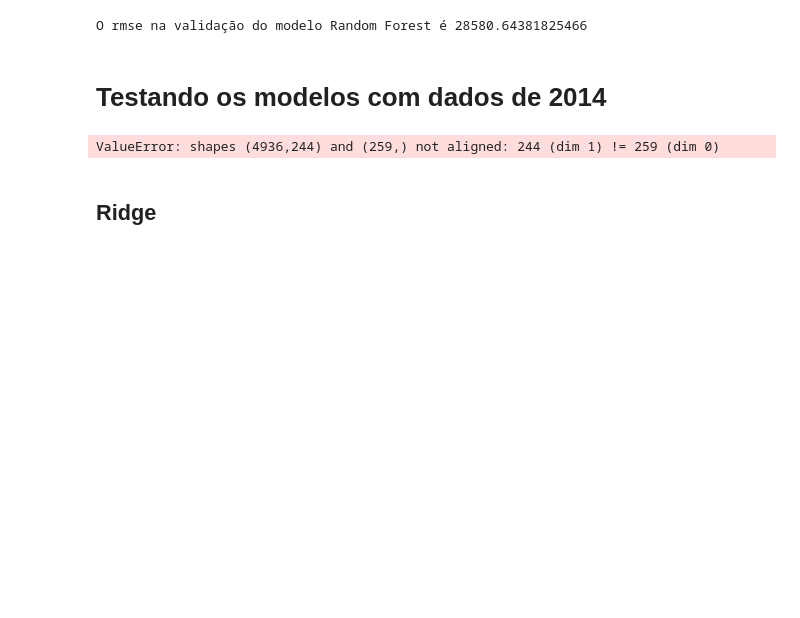
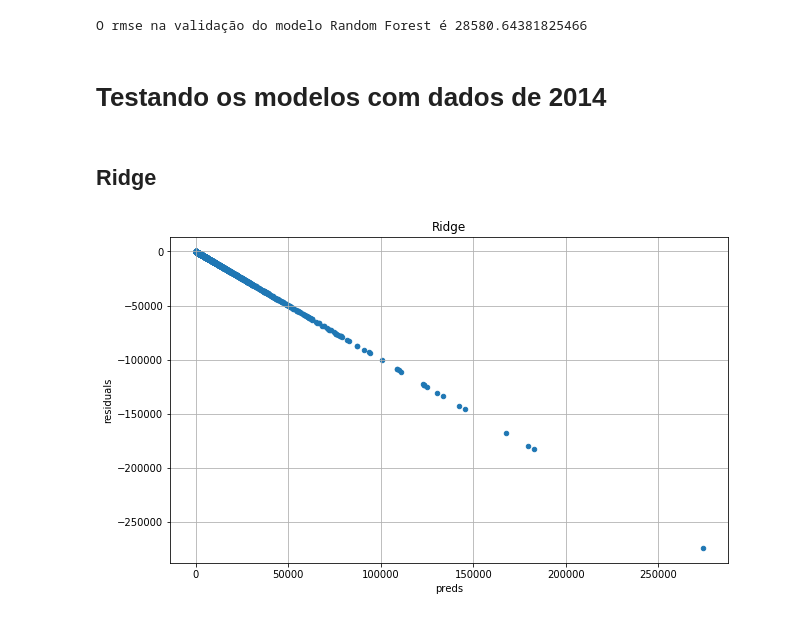
Before and after one commit to RenatoEly/aprendizagemDeMaquina, a Jupyter notebook: Ex3/previsão votação de deputados.ipynb, the cells around one changed output. Cells and saved outputs as stored; diff of their text form; code cells hidden in the pictures; blank space fills up the shorter version.

```diff
--- a/Ex3/previsão votação de deputados.ipynb
+++ b/Ex3/previsão votação de deputados.ipynb
@@ -290,19 +297,13 @@ teste[numeric_feats] = np.log1p(data[numeric_feats])
-# %%
-teste_entradas = teste.loc[:,:'ocupacao']
-teste_alvo = teste.loc[:,'votos']
-
-teste_entradas = teste_entradas.fillna(teste_entradas.mean())
-teste_entradas = pd.get_dummies(teste_entradas)
-# %%
-matplotlib.rcParams['figure.figsize'] = (10.0, 6.0)
-
-model_ridge = Ridge(alpha = 8.1)
-model_ridge.fit(X_train,Y_train)
-
-preds_ridge = pd.DataFrame({"preds":np.expm1(model_ridge.predict(teste_entradas)), "true":teste_alvo})
-preds_ridge["residuals"] = preds_ridge["true"] - preds_ridge["preds"]
-x = preds_ridge.plot(x = "preds", y = "residuals",kind = "scatter", title = "Ridge", grid = True)
-# %% [output]
-ValueError: shapes (4936,244) and (259,) not aligned: 244 (dim 1) != 259 (dim 0)
 # %% [markdown]
 ## Ridge
+# %%
+matplotlib.rcParams['figure.figsize'] = (10.0, 6.0)
+
+model_ridge = Ridge(alpha = cv_ridge.idxmin())
+model_ridge.fit(X_train, Y_train)
+
+preds_ridge = pd.DataFrame({"preds":np.expm1(model_ridge.predict(teste_entradas)), "true":teste_alvo})
+preds_ridge["residuals"] = preds_ridge["true"] - preds_ridge["preds"]
+x = preds_ridge.plot(x = "preds", y = "residuals",kind = "scatter", title = "Ridge", grid = True)
+# %% [output]
+[figure, added]
```
Also changed, not shown: parts of 17 cells of this notebook.
